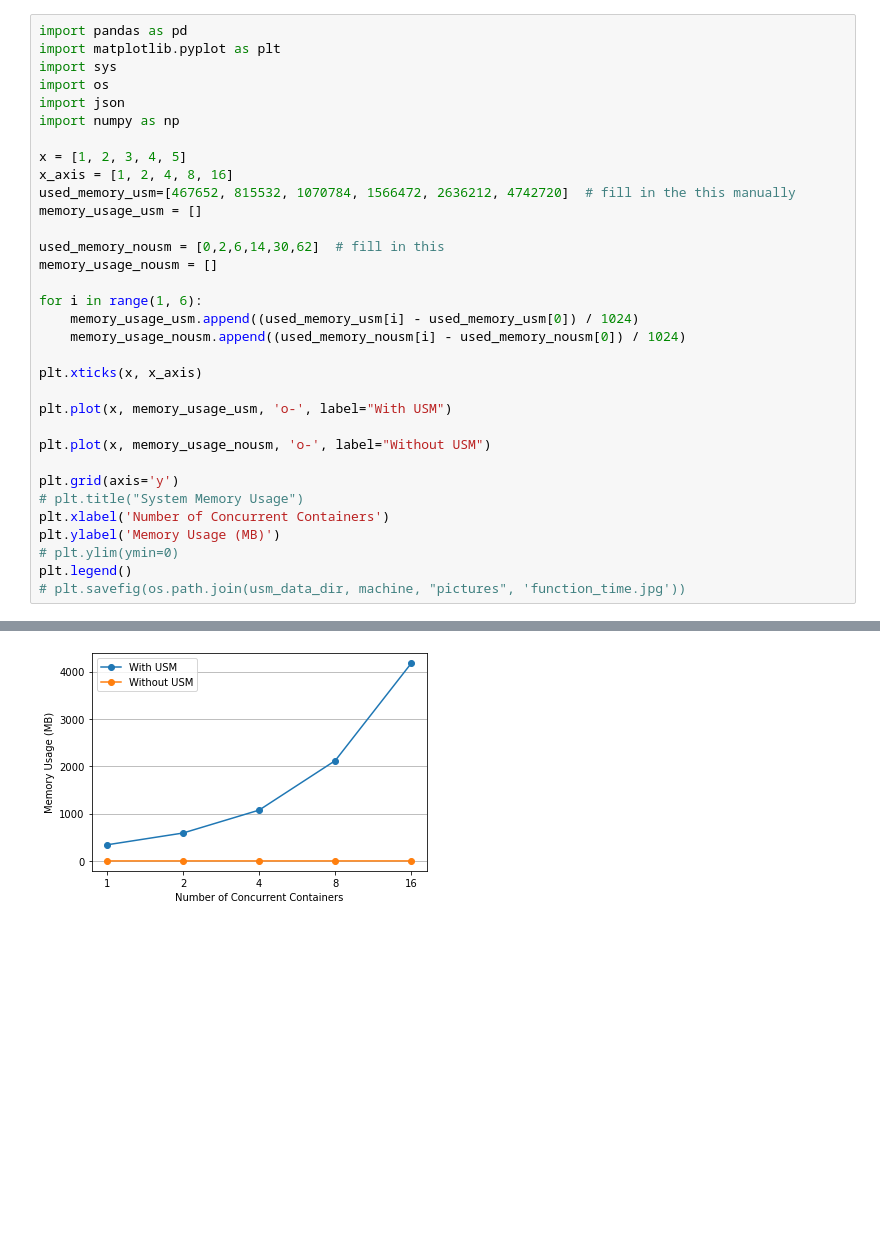
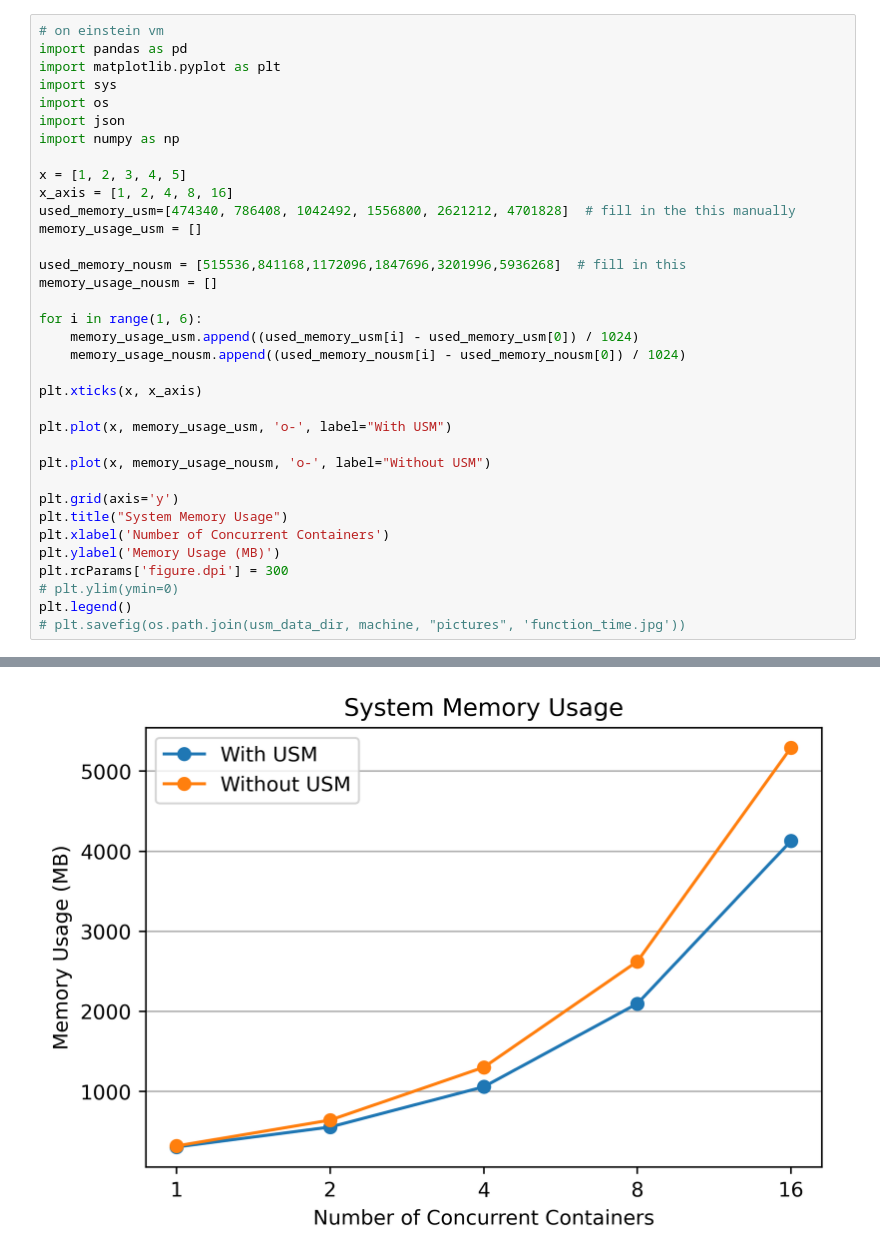
Before and after one commit to spcl/UPM-artifact-data, a Jupyter notebook: utils/plot_system_memory.ipynb, the cells around one changed output, grey strips where cells are left out. Cells and saved outputs as stored; diff of their text form; blank space fills up the shorter version.

```diff
--- a/utils/plot_system_memory.ipynb
+++ b/utils/plot_system_memory.ipynb
@@ -1,36 +1,38 @@
 # %%
+# on einstein vm
 import pandas as pd
 import matplotlib.pyplot as plt
 import sys
 import os
 import json
 import numpy as np
 
 x = [1, 2, 3, 4, 5]
 x_axis = [1, 2, 4, 8, 16]
-used_memory_usm=[467652, 815532, 1070784, 1566472, 2636212, 4742720]  # fill in the this manually
+used_memory_usm=[474340, 786408, 1042492, 1556800, 2621212, 4701828]  # fill in the this manually
 memory_usage_usm = []
 
-used_memory_nousm = [0,2,6,14,30,62]  # fill in this
+used_memory_nousm = [515536,841168,1172096,1847696,3201996,5936268]  # fill in this
 memory_usage_nousm = []
 
 for i in range(1, 6):
     memory_usage_usm.append((used_memory_usm[i] - used_memory_usm[0]) / 1024)
     memory_usage_nousm.append((used_memory_nousm[i] - used_memory_nousm[0]) / 1024)
 
 plt.xticks(x, x_axis)
 
 plt.plot(x, memory_usage_usm, 'o-', label="With USM")
 
 plt.plot(x, memory_usage_nousm, 'o-', label="Without USM")
 
 plt.grid(axis='y')
-# plt.title("System Memory Usage")
+plt.title("System Memory Usage")
 plt.xlabel('Number of Concurrent Containers')
 plt.ylabel('Memory Usage (MB)')
+plt.rcParams['figure.dpi'] = 300
 # plt.ylim(ymin=0)
 plt.legend()
 # plt.savefig(os.path.join(usm_data_dir, machine, "pictures", 'function_time.jpg'))
 # %% [output]
 <matplotlib.legend.Legend at 0x...>
-[figure, old version]
+[figure, new version]
```
Also changed, not shown: parts of 1 cell of this notebook, 5 other files.
